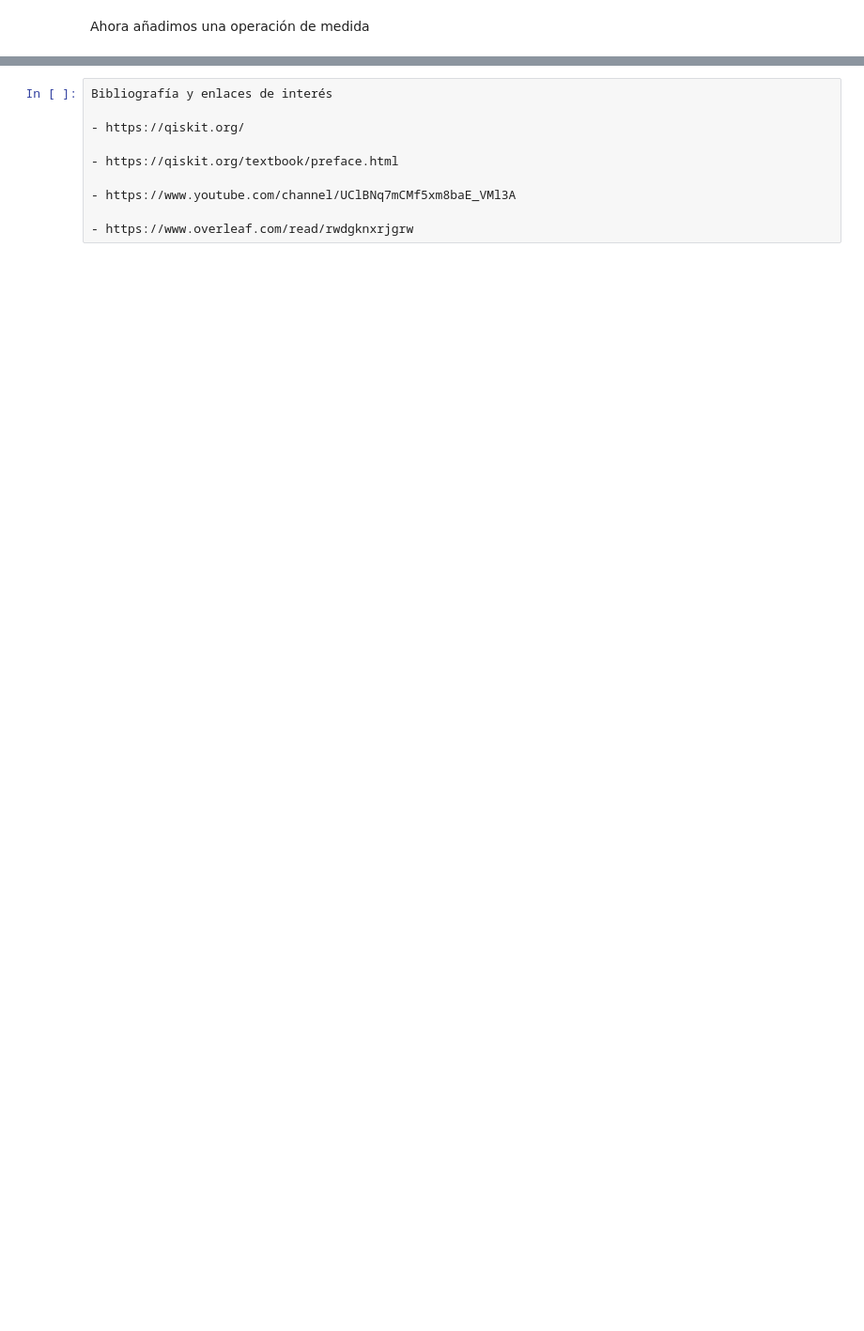
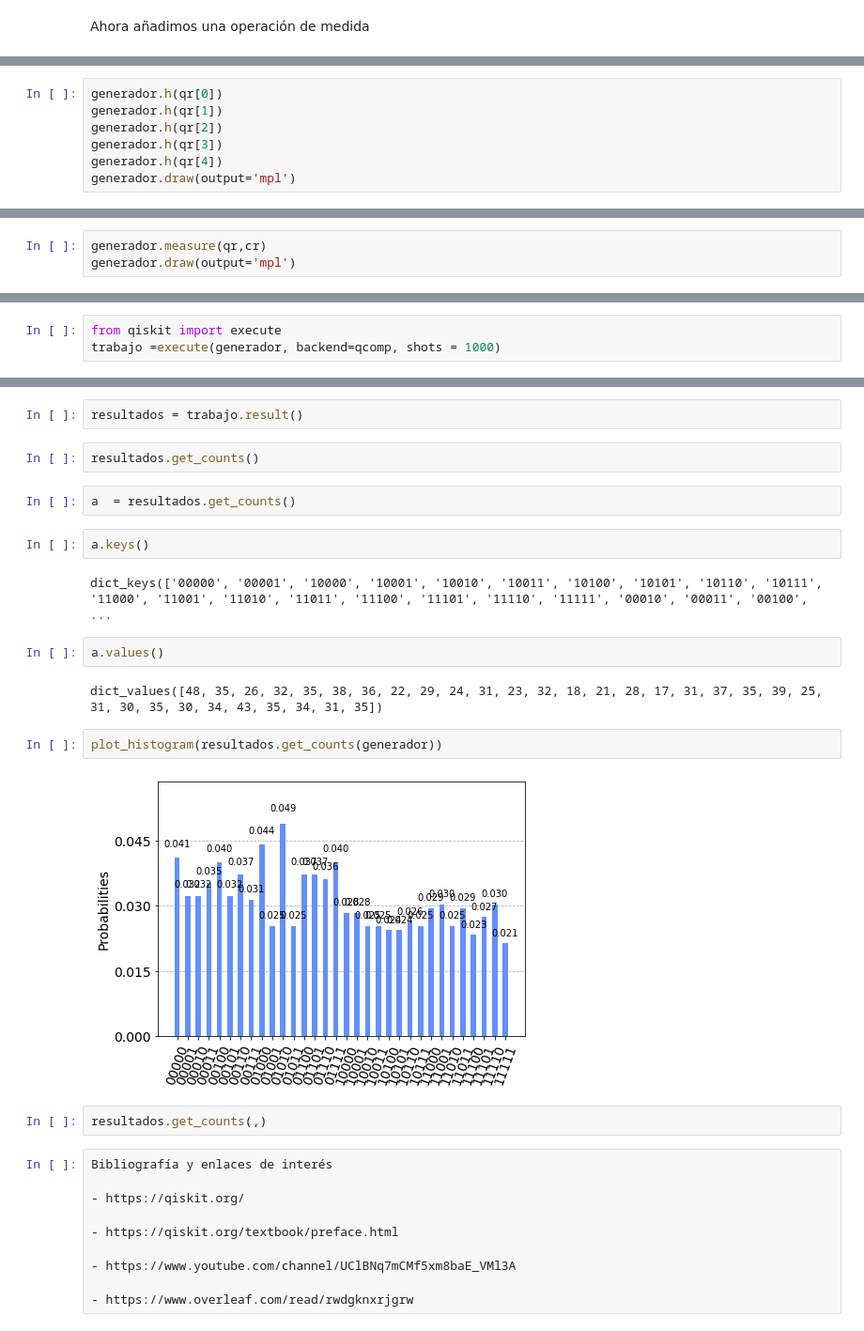
Before and after one commit to garestrear/Curso_de_Python, a Jupyter notebook: Sesion6/S6_Computación_Cuántica.ipynb, the cells around one changed output, grey strips where cells are left out. Shown at 94% size. Cells and saved outputs as stored; diff of their text form; blank space fills up the shorter version.

```diff
--- a/Sesion6/S6_Computación_Cuántica.ipynb
+++ b/Sesion6/S6_Computación_Cuántica.ipynb
@@ -237,0 +299,7 @@ plot_histogram(results.get_counts(circuit))
+# %%
+generador.h(qr[0])
+generador.h(qr[1])
+generador.h(qr[2])
+generador.h(qr[3])
+generador.h(qr[4])
+generador.draw(output='mpl')
@@ -237,0 +308,3 @@ plot_histogram(results.get_counts(circuit))
+# %%
+generador.measure(qr,cr)
+generador.draw(output='mpl')
@@ -261,0 +331,3 @@ https://quantum-computing.ibm.com/docs/cloud/backends/systems/
+# %%
+from qiskit import execute
+trabajo =execute(generador, backend=qcomp, shots = 1000)
@@ -262,3 +346,23 @@ https://quantum-computing.ibm.com/docs/cloud/backends/systems/
+# %%
+resultados = trabajo.result()
+# %%
+resultados.get_counts()
+# %%
+a  = resultados.get_counts()
+# %%
+a.keys()
+# %% [output]
+dict_keys(['00000', '00001', '10000', '10001', '10010', '10011', '10100', '10101', '10110', '10111', '11000', '11001', '11010', '11011', '11100', '11101', '11110', '11111', '00010', '00011', '00100',  ...
+# %%
+a.values()
+# %% [output]
+dict_values([48, 35, 26, 32, 35, 38, 36, 22, 29, 24, 31, 23, 32, 18, 21, 28, 17, 31, 37, 35, 39, 25, 31, 30, 35, 30, 34, 43, 35, 34, 31, 35])
+# %%
+plot_histogram(resultados.get_counts(generador))
+# %% [output]
+[figure, added]
+# %%
+resultados.get_counts(,)
 # %%
 Bibliografía y enlaces de interés
 
```
Also changed, not shown: parts of 91 cells of this notebook.
